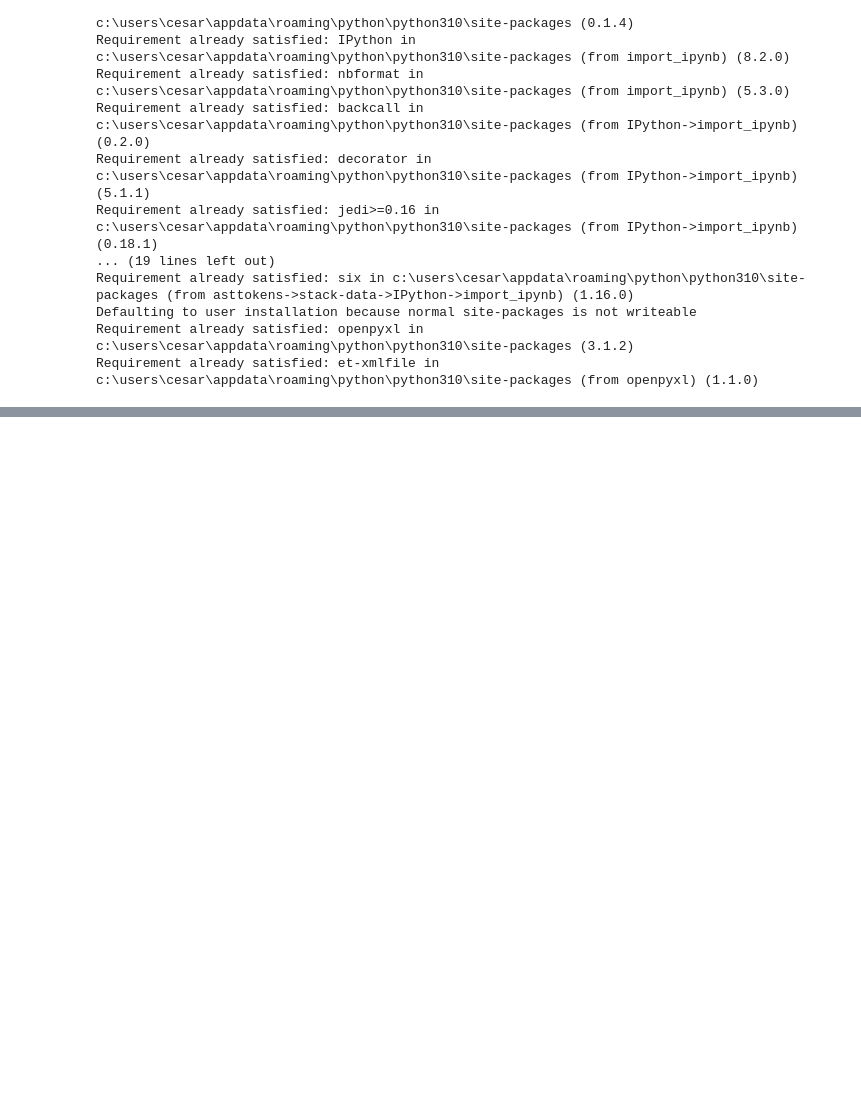
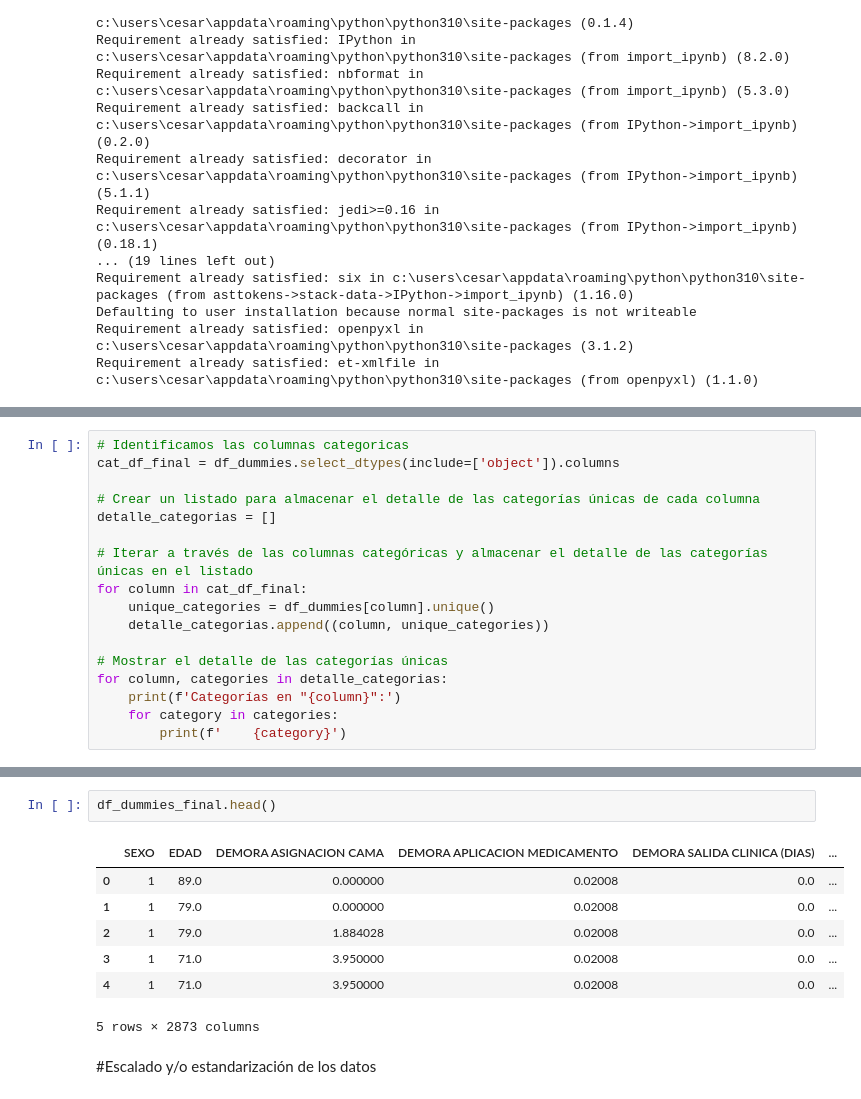
Before and after one commit to veronica1908/SALUD_E3_AIII, a Jupyter notebook: b_modelo.ipynb, the cells around one changed output, grey strips where cells are left out. Drawn from its saved outputs; the diff is of its cells as text; blank space fills up the shorter version.

```diff
--- a/b_modelo.ipynb
+++ b/b_modelo.ipynb
@@ -69,0 +126,17 @@ df2016
+# %%
+# Identificamos las columnas categoricas
+cat_df_final = df_dummies.select_dtypes(include=['object']).columns
+
+# Crear un listado para almacenar el detalle de las categorías únicas de cada columna
+detalle_categorias = []
+
+# Iterar a través de las columnas categóricas y almacenar el detalle de las categorías únicas en el listado
+for column in cat_df_final:
+    unique_categories = df_dummies[column].unique()
+    detalle_categorias.append((column, unique_categories))
+
+# Mostrar el detalle de las categorías únicas
+for column, categories in detalle_categorias:
+    print(f'Categorías en "{column}":')
+    for category in categories:
+        print(f'    {category}')
@@ -69,0 +180,12 @@ df2016
+# %%
+df_dummies_final.head()
+# %% [output]
+|  | SEXO | EDAD | DEMORA ASIGNACION CAMA | DEMORA APLICACION MEDICAMENTO | DEMORA SALIDA CLINICA (DIAS) | ... |
+| 0 | 1 | 89.0 | 0.000000 | 0.02008 | 0.0 | ... |
+| 1 | 1 | 79.0 | 0.000000 | 0.02008 | 0.0 | ... |
+| 2 | 1 | 79.0 | 1.884028 | 0.02008 | 0.0 | ... |
+| 3 | 1 | 71.0 | 3.950000 | 0.02008 | 0.0 | ... |
+| 4 | 1 | 71.0 | 3.950000 | 0.02008 | 0.0 | ... |
+5 rows × 2873 columns
+# %% [markdown]
+#Escalado y/o estandarización de los datos
```
Also changed, not shown: parts of 13 cells of this notebook.
